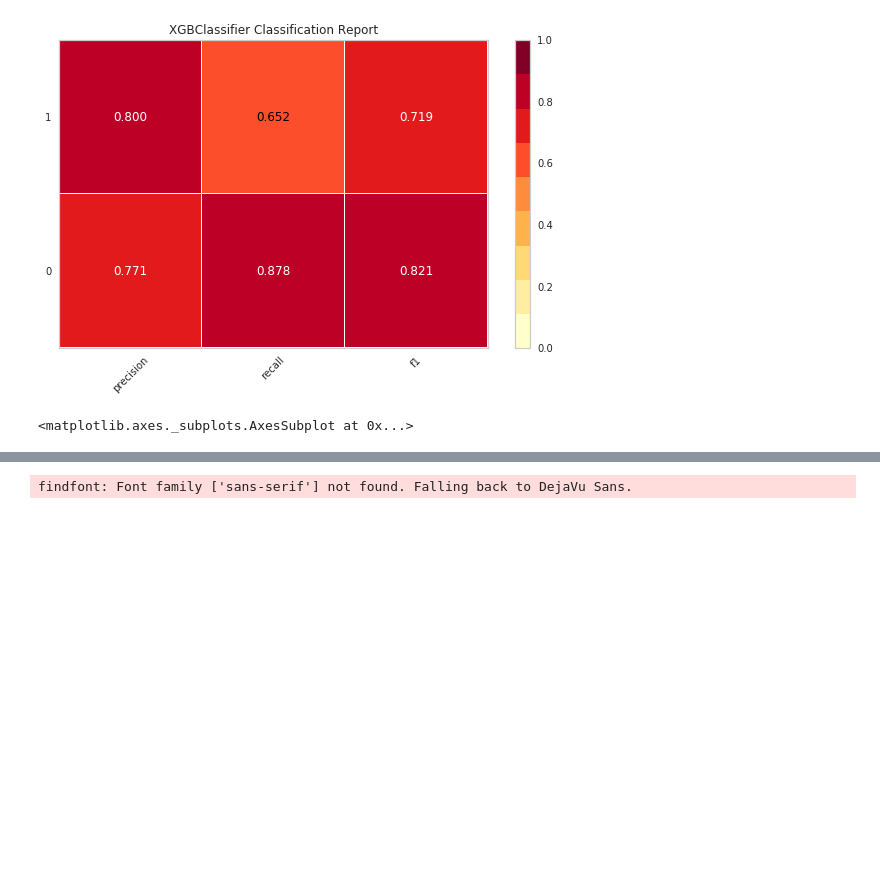
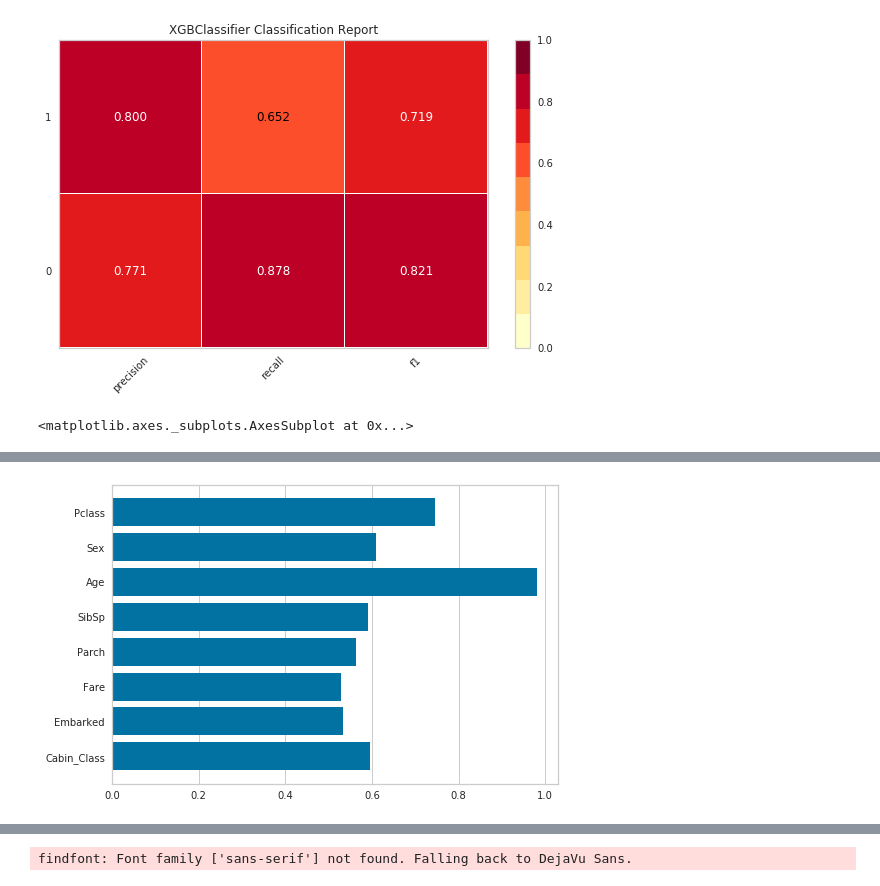
Before and after one commit to zbloss/whitebox, a Jupyter notebook: notebooks/XGBoost.ipynb, the cells around one changed output, grey strips where cells are left out. Drawn from its saved outputs; the diff is of its cells as text; code cells hidden in the pictures; blank space fills up the shorter version.

```diff
--- a/notebooks/XGBoost.ipynb
+++ b/notebooks/XGBoost.ipynb
@@ -529,0 +573,3 @@ from yellowbrick.cluster import SilhouetteVisualizer
+# %%
+## values
+ranks_ = visualizer.ranks_
@@ -529,0 +647,5 @@ from yellowbrick.cluster import SilhouetteVisualizer
+# %%
+yb = YellowBrick(model=model, feature_names=X.columns, classes=['not_survived', 'survived'])
+# %%
+yb.generate_rank_1d(X, y)
+# %% [output]
@@ -529,0 +653 @@ from yellowbrick.cluster import SilhouetteVisualizer
+[figure, added]
```
Also changed, not shown: parts of 18 cells of this notebook, 1 other file.
